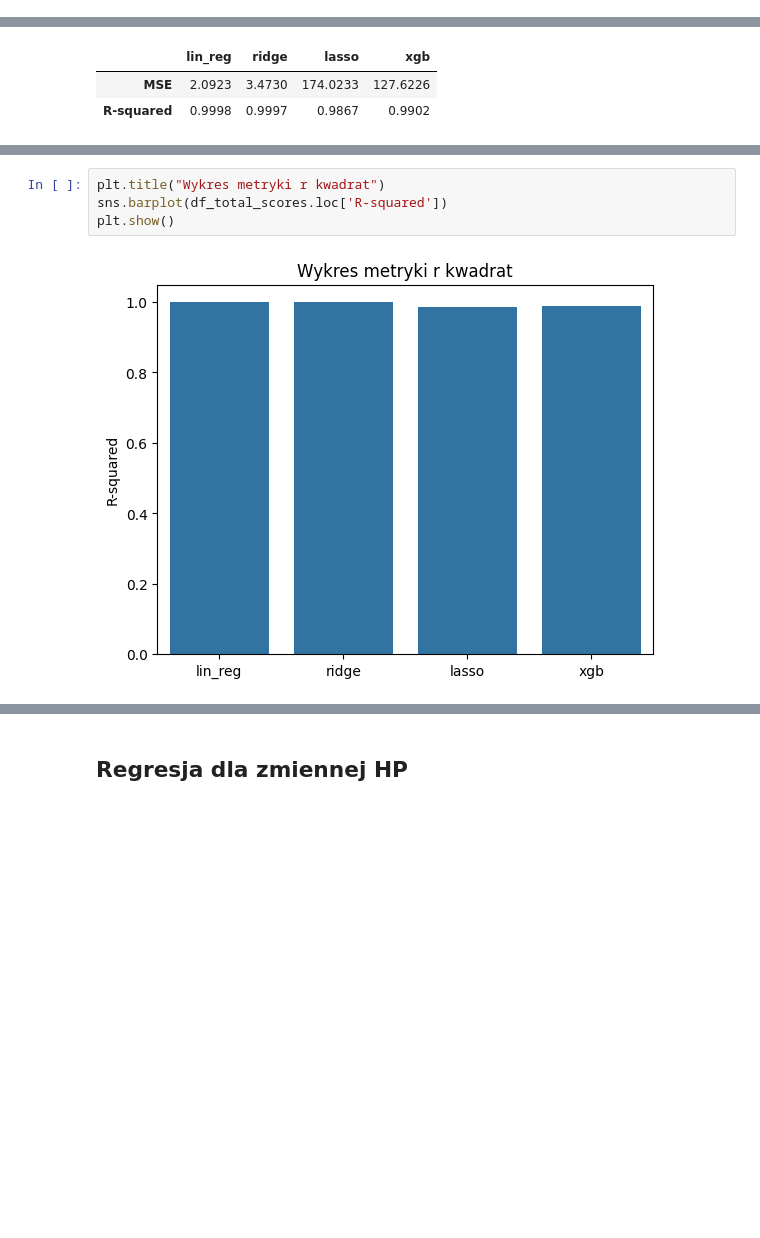
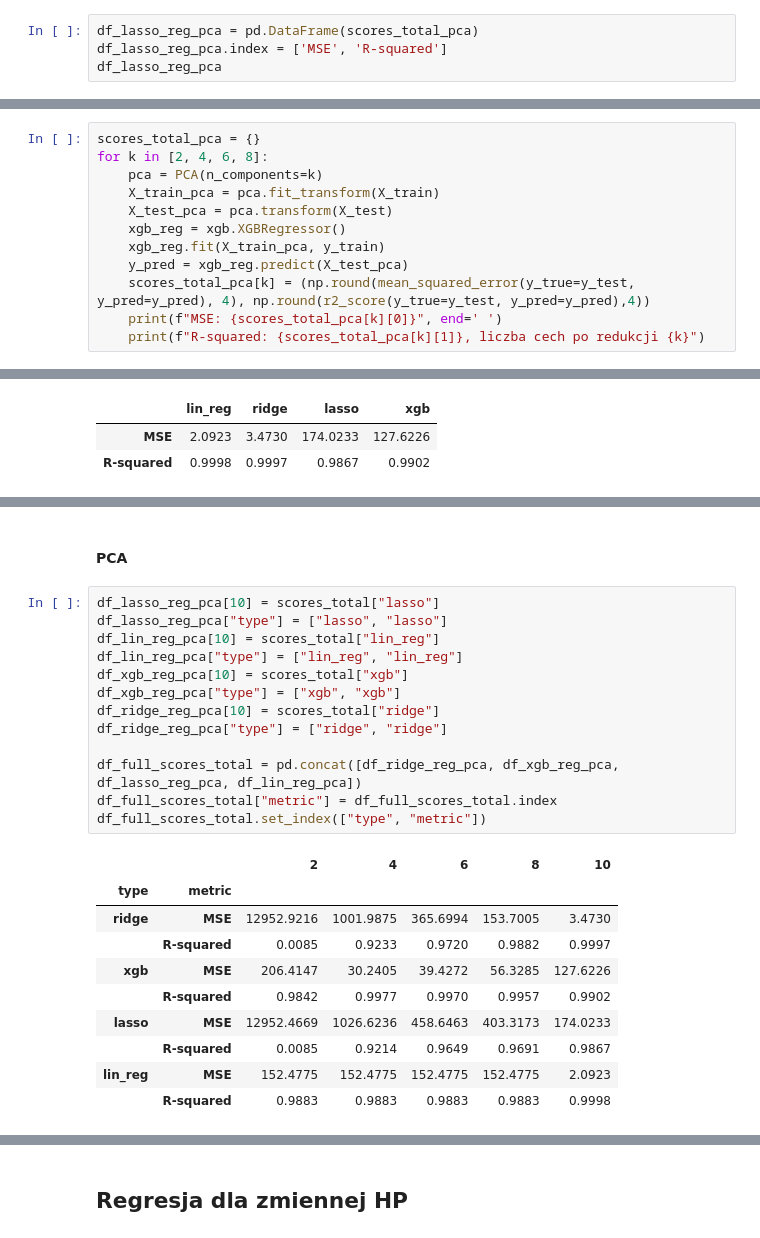
Before and after one commit to KacperUrban/Machine-learning-course, a Jupyter notebook: notebooks/Projekt_nr_4.ipynb, the cells around one changed output, grey strips where cells are left out. Drawn from its saved outputs; the diff is of its cells as text; blank space fills up the shorter version.

```diff
--- a/notebooks/Projekt_nr_4.ipynb
+++ b/notebooks/Projekt_nr_4.ipynb
@@ -244,0 +386,4 @@ R-squared: 0.9867
+# %%
+df_lasso_reg_pca = pd.DataFrame(scores_total_pca)
+df_lasso_reg_pca.index = ['MSE', 'R-squared']
+df_lasso_reg_pca
@@ -269,0 +445,12 @@ R-squared: 0.9902
+# %%
+scores_total_pca = {}
+for k in [2, 4, 6, 8]:
+    pca = PCA(n_components=k)
+    X_train_pca = pca.fit_transform(X_train)
+    X_test_pca = pca.transform(X_test)
+    xgb_reg = xgb.XGBRegressor()
+    xgb_reg.fit(X_train_pca, y_train)
+    y_pred = xgb_reg.predict(X_test_pca)
+    scores_total_pca[k] = (np.round(mean_squared_error(y_true=y_test, y_pred=y_pred), 4), np.round(r2_score(y_true=y_test, y_pred=y_pred),4))
+    print(f"MSE: {scores_total_pca[k][0]}", end=' ')
+    print(f"R-squared: {scores_total_pca[k][1]}, liczba cech po redukcji {k}")
@@ -286,6 +527,26 @@ plt.show()
-# %%
-plt.title("Wykres metryki r kwadrat")
-sns.barplot(df_total_scores.loc['R-squared'])
-plt.show()
-# %% [output]
-[figure, removed]
+# %% [markdown]
+#### PCA
+# %%
+df_lasso_reg_pca[10] = scores_total["lasso"]
+df_lasso_reg_pca["type"] = ["lasso", "lasso"]
+df_lin_reg_pca[10] = scores_total["lin_reg"]
+df_lin_reg_pca["type"] = ["lin_reg", "lin_reg"]
+df_xgb_reg_pca[10] = scores_total["xgb"]
+df_xgb_reg_pca["type"] = ["xgb", "xgb"]
+df_ridge_reg_pca[10] = scores_total["ridge"]
+df_ridge_reg_pca["type"] = ["ridge", "ridge"]
+
+df_full_scores_total = pd.concat([df_ridge_reg_pca, df_xgb_reg_pca, df_lasso_reg_pca, df_lin_reg_pca])
+df_full_scores_total["metric"] = df_full_scores_total.index
+df_full_scores_total.set_index(["type", "metric"])
+# %% [output]
+|  |  | 2 | 4 | 6 | 8 | 10 |
+| type | metric |  |  |  |  |  |
+| ridge | MSE | 12952.9216 | 1001.9875 | 365.6994 | 153.7005 | 3.4730 |
+|  | R-squared | 0.0085 | 0.9233 | 0.9720 | 0.9882 | 0.9997 |
+| xgb | MSE | 206.4147 | 30.2405 | 39.4272 | 56.3285 | 127.6226 |
+|  | R-squared | 0.9842 | 0.9977 | 0.9970 | 0.9957 | 0.9902 |
+| lasso | MSE | 12952.4669 | 1026.6236 | 458.6463 | 403.3173 | 174.0233 |
+|  | R-squared | 0.0085 | 0.9214 | 0.9649 | 0.9691 | 0.9867 |
+| lin_reg | MSE | 152.4775 | 152.4775 | 152.4775 | 152.4775 | 2.0923 |
+|  | R-squared | 0.9883 | 0.9883 | 0.9883 | 0.9883 | 0.9998 |
```
Also changed, not shown: parts of 38 cells of this notebook.
